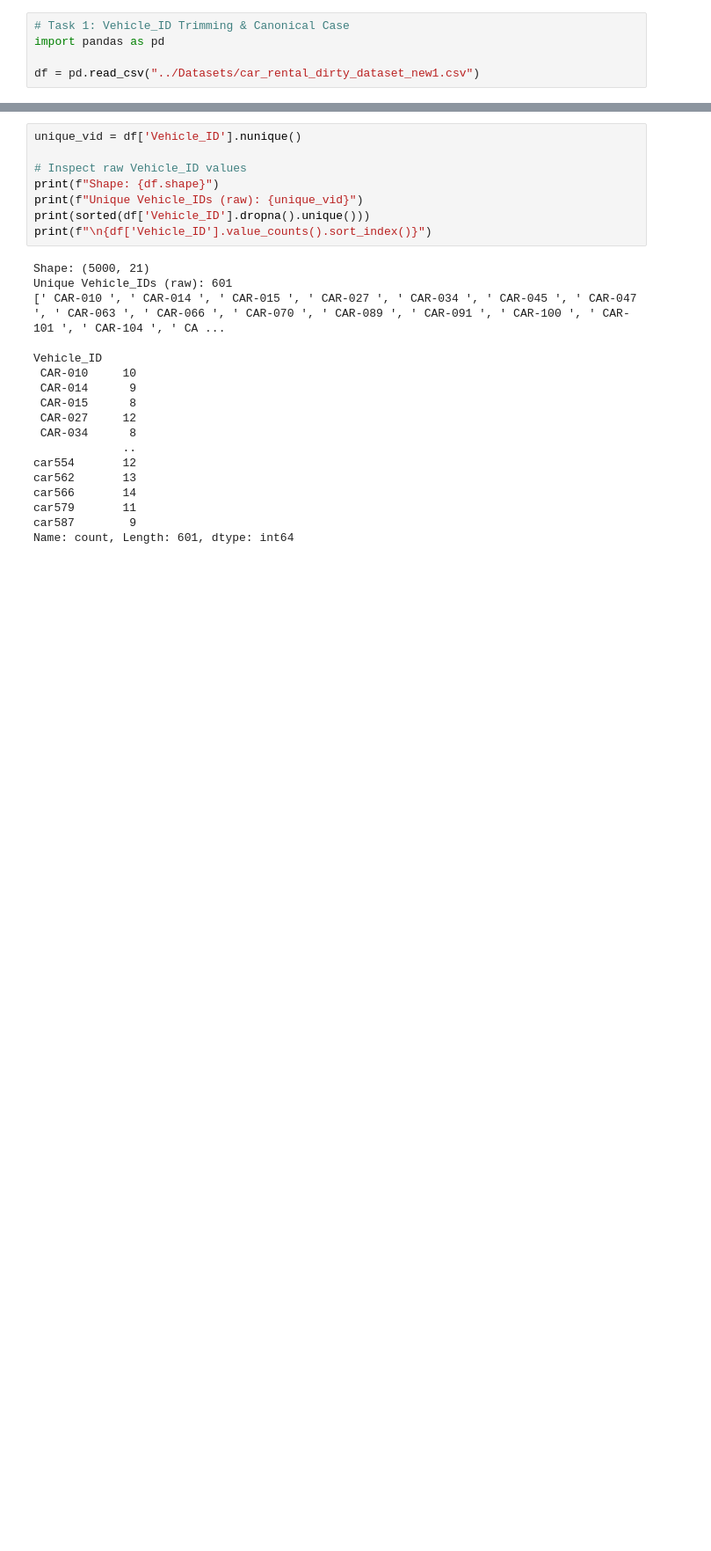
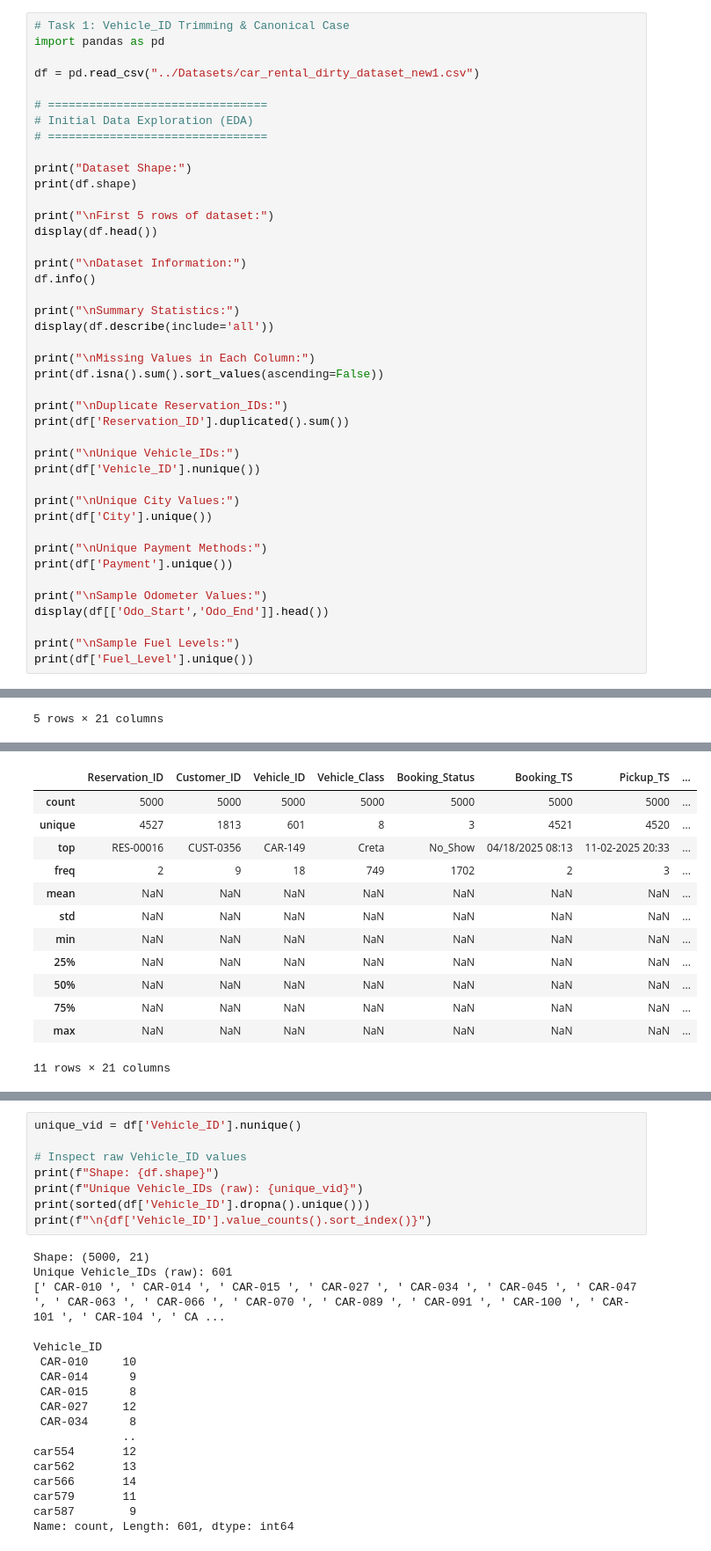
Before and after one commit to Utkarsh-2005/Capg_Sprint, a Jupyter notebook: Cleaning/car_rental_cleaning.ipynb, the cells around one changed output, grey strips where cells are left out. Shown at 88% size. Drawn from its saved outputs; the diff is of its cells as text; blank space fills up the shorter version.

```diff
--- a/Cleaning/car_rental_cleaning.ipynb
+++ b/Cleaning/car_rental_cleaning.ipynb
@@ -3,3 +3,41 @@
 import pandas as pd
 
 df = pd.read_csv("../Datasets/car_rental_dirty_dataset_new1.csv")
+
+# ================================
+# Initial Data Exploration (EDA)
+# ================================
+
+print("Dataset Shape:")
+print(df.shape)
+
+print("\nFirst 5 rows of dataset:")
+display(df.head())
+
+print("\nDataset Information:")
+df.info()
+
+print("\nSummary Statistics:")
+display(df.describe(include='all'))
+
+print("\nMissing Values in Each Column:")
+print(df.isna().sum().sort_values(ascending=False))
+
+print("\nDuplicate Reservation_IDs:")
+print(df['Reservation_ID'].duplicated().sum())
+
+print("\nUnique Vehicle_IDs:")
+print(df['Vehicle_ID'].nunique())
+
+print("\nUnique City Values:")
+print(df['City'].unique())
+
+print("\nUnique Payment Methods:")
+print(df['Payment'].unique())
+
+print("\nSample Odometer Values:")
+display(df[['Odo_Start','Odo_End']].head())
+
+print("\nSample Fuel Levels:")
+print(df['Fuel_Level'].unique())
+# %% [output]
@@ -5,0 +54 @@ df = pd.read_csv("../Datasets/car_rental_dirty_dataset_new1.csv")
+5 rows × 21 columns
@@ -5,0 +72,13 @@ df = pd.read_csv("../Datasets/car_rental_dirty_dataset_new1.csv")
+|  | Reservation_ID | Customer_ID | Vehicle_ID | Vehicle_Class | Booking_Status | Booking_TS | Pickup_TS | ... |
+| count | 5000 | 5000 | 5000 | 5000 | 5000 | 5000 | 5000 | ... |
+| unique | 4527 | 1813 | 601 | 8 | 3 | 4521 | 4520 | ... |
+| top | RES-00016 | CUST-0356 | CAR-149 | Creta | No_Show | 04/18/2025 08:13 | 11-02-2025 20:33 | ... |
+| freq | 2 | 9 | 18 | 749 | 1702 | 2 | 3 | ... |
+| mean | NaN | NaN | NaN | NaN | NaN | NaN | NaN | ... |
+| std | NaN | NaN | NaN | NaN | NaN | NaN | NaN | ... |
+| min | NaN | NaN | NaN | NaN | NaN | NaN | NaN | ... |
+| 25% | NaN | NaN | NaN | NaN | NaN | NaN | NaN | ... |
+| 50% | NaN | NaN | NaN | NaN | NaN | NaN | NaN | ... |
+| 75% | NaN | NaN | NaN | NaN | NaN | NaN | NaN | ... |
+| max | NaN | NaN | NaN | NaN | NaN | NaN | NaN | ... |
+11 rows × 21 columns
```
Also changed, not shown: parts of 8 cells of this notebook, 4 other files.
